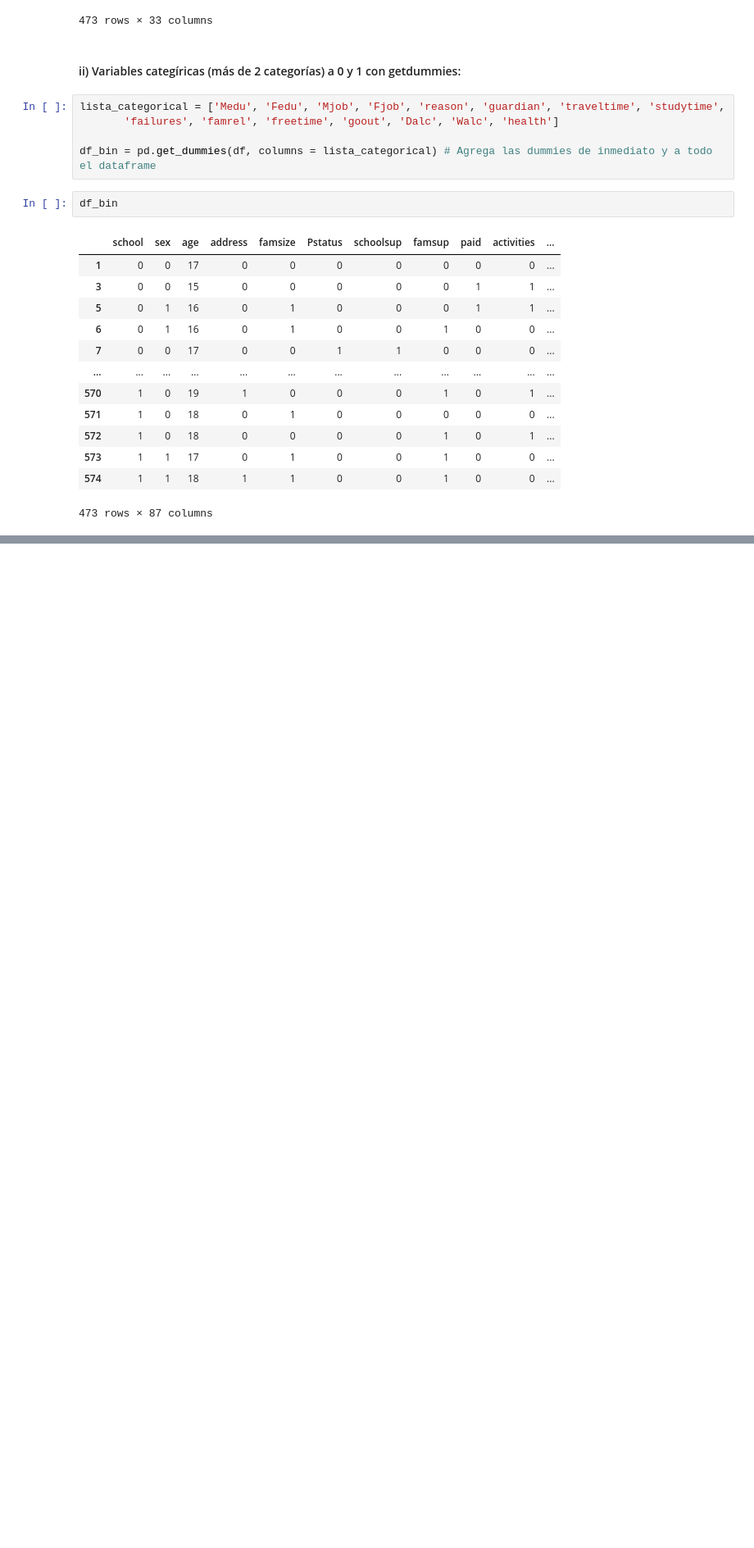
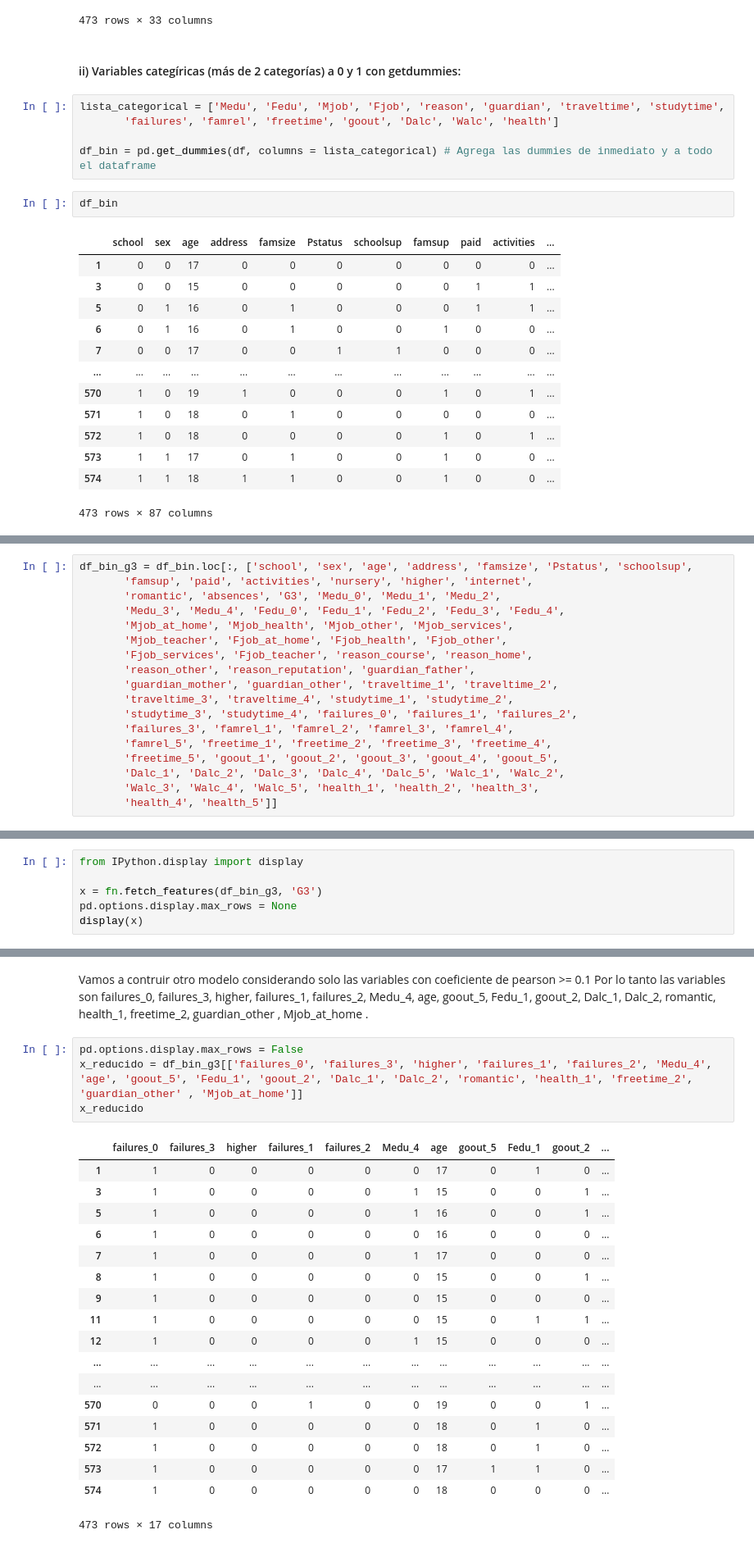
Before and after one commit to MBlancoC/Proyecto_IMT2200_Blanco_Moran_Varela, a Jupyter notebook: Proyecto.ipynb, the cells around one changed output, grey strips where cells are left out. Shown at 82% size. Saved outputs shown, nothing was run; the diff lists cells and outputs as text; blank space fills up the shorter version.

Commit message:
me falta terminar el modelo de regresion

```diff
--- a/Proyecto.ipynb
+++ b/Proyecto.ipynb
@@ -598,0 +609,18 @@ df_bin
+# %%
+df_bin_g3 = df_bin.loc[:, ['school', 'sex', 'age', 'address', 'famsize', 'Pstatus', 'schoolsup',
+       'famsup', 'paid', 'activities', 'nursery', 'higher', 'internet',
+       'romantic', 'absences', 'G3', 'Medu_0', 'Medu_1', 'Medu_2',
+       'Medu_3', 'Medu_4', 'Fedu_0', 'Fedu_1', 'Fedu_2', 'Fedu_3', 'Fedu_4',
+       'Mjob_at_home', 'Mjob_health', 'Mjob_other', 'Mjob_services',
+       'Mjob_teacher', 'Fjob_at_home', 'Fjob_health', 'Fjob_other',
+       'Fjob_services', 'Fjob_teacher', 'reason_course', 'reason_home',
+       'reason_other', 'reason_reputation', 'guardian_father',
+       'guardian_mother', 'guardian_other', 'traveltime_1', 'traveltime_2',
+       'traveltime_3', 'traveltime_4', 'studytime_1', 'studytime_2',
+       'studytime_3', 'studytime_4', 'failures_0', 'failures_1', 'failures_2',
+       'failures_3', 'famrel_1', 'famrel_2', 'famrel_3', 'famrel_4',
+       'famrel_5', 'freetime_1', 'freetime_2', 'freetime_3', 'freetime_4',
+       'freetime_5', 'goout_1', 'goout_2', 'goout_3', 'goout_4', 'goout_5',
+       'Dalc_1', 'Dalc_2', 'Dalc_3', 'Dalc_4', 'Dalc_5', 'Walc_1', 'Walc_2',
+       'Walc_3', 'Walc_4', 'Walc_5', 'health_1', 'health_2', 'health_3',
+       'health_4', 'health_5']]
@@ -598,0 +677,6 @@ df_bin
+# %%
+from IPython.display import display
+
+x = fn.fetch_features(df_bin_g3, 'G3')
+pd.options.display.max_rows = None
+display(x)
@@ -598,0 +702,26 @@ df_bin
+# %% [markdown]
+Vamos a contruir otro modelo considerando solo las variables con coeficiente de pearson >= 0.1
+Por lo tanto las variables son failures_0, failures_3, higher, failures_1, failures_2, Medu_4, age, goout_5, Fedu_1, goout_2, Dalc_1, Dalc_2, romantic, health_1, freetime_2, guardian_other , Mjob_at_home .
+# %%
+pd.options.display.max_rows = False
+x_reducido = df_bin_g3[['failures_0', 'failures_3', 'higher', 'failures_1', 'failures_2', 'Medu_4', 'age', 'goout_5', 'Fedu_1', 'goout_2', 'Dalc_1', 'Dalc_2', 'romantic', 'health_1', 'freetime_2', 'guardian_other' , 'Mjob_at_home']]
+x_reducido
+# %% [output]
+|  | failures_0 | failures_3 | higher | failures_1 | failures_2 | Medu_4 | age | goout_5 | Fedu_1 | goout_2 | ... |
+| 1 | 1 | 0 | 0 | 0 | 0 | 0 | 17 | 0 | 1 | 0 | ... |
+| 3 | 1 | 0 | 0 | 0 | 0 | 1 | 15 | 0 | 0 | 1 | ... |
+| 5 | 1 | 0 | 0 | 0 | 0 | 1 | 16 | 0 | 0 | 1 | ... |
+| 6 | 1 | 0 | 0 | 0 | 0 | 0 | 16 | 0 | 0 | 0 | ... |
+| 7 | 1 | 0 | 0 | 0 | 0 | 1 | 17 | 0 | 0 | 0 | ... |
+| 8 | 1 | 0 | 0 | 0 | 0 | 0 | 15 | 0 | 0 | 1 | ... |
+| 9 | 1 | 0 | 0 | 0 | 0 | 0 | 15 | 0 | 0 | 0 | ... |
+| 11 | 1 | 0 | 0 | 0 | 0 | 0 | 15 | 0 | 1 | 1 | ... |
+| 12 | 1 | 0 | 0 | 0 | 0 | 1 | 15 | 0 | 0 | 0 | ... |
+| ... | ... | ... | ... | ... | ... | ... | ... | ... | ... | ... | ... |
+| ... | ... | ... | ... | ... | ... | ... | ... | ... | ... | ... | ... |
+| 570 | 0 | 0 | 0 | 1 | 0 | 0 | 19 | 0 | 0 | 1 | ... |
+| 571 | 1 | 0 | 0 | 0 | 0 | 0 | 18 | 0 | 1 | 0 | ... |
+| 572 | 1 | 0 | 0 | 0 | 0 | 0 | 18 | 0 | 1 | 0 | ... |
+| 573 | 1 | 0 | 0 | 0 | 0 | 0 | 17 | 1 | 1 | 0 | ... |
+| 574 | 1 | 0 | 0 | 0 | 0 | 0 | 18 | 0 | 0 | 0 | ... |
+473 rows × 17 columns
```
Also changed, not shown: parts of 17 cells of this notebook.
